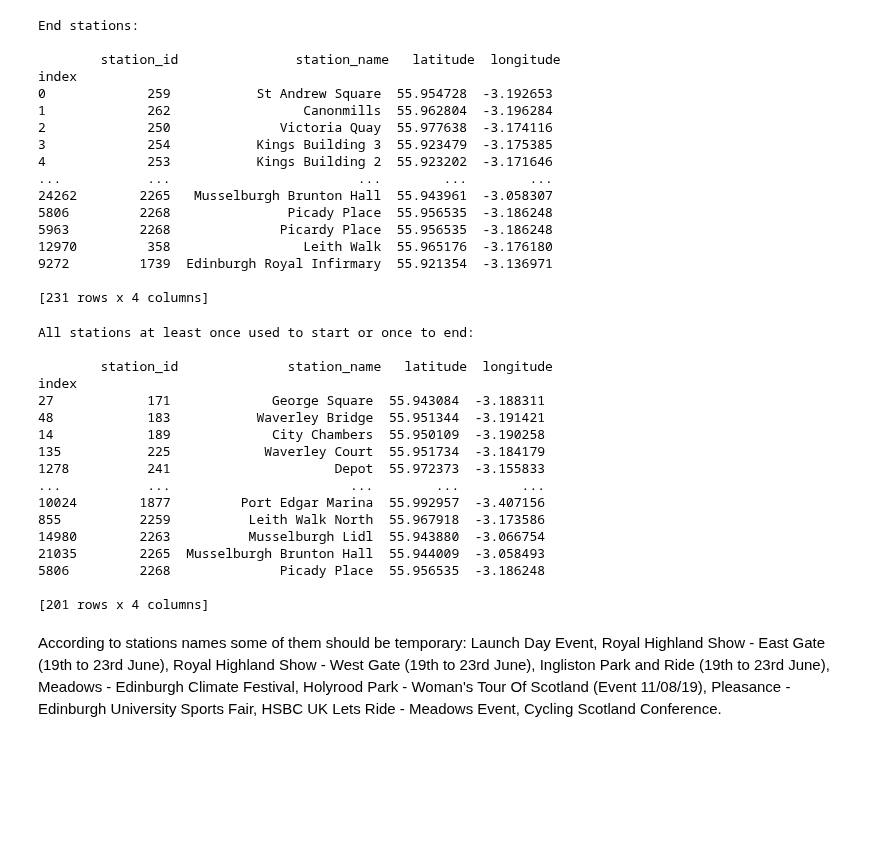
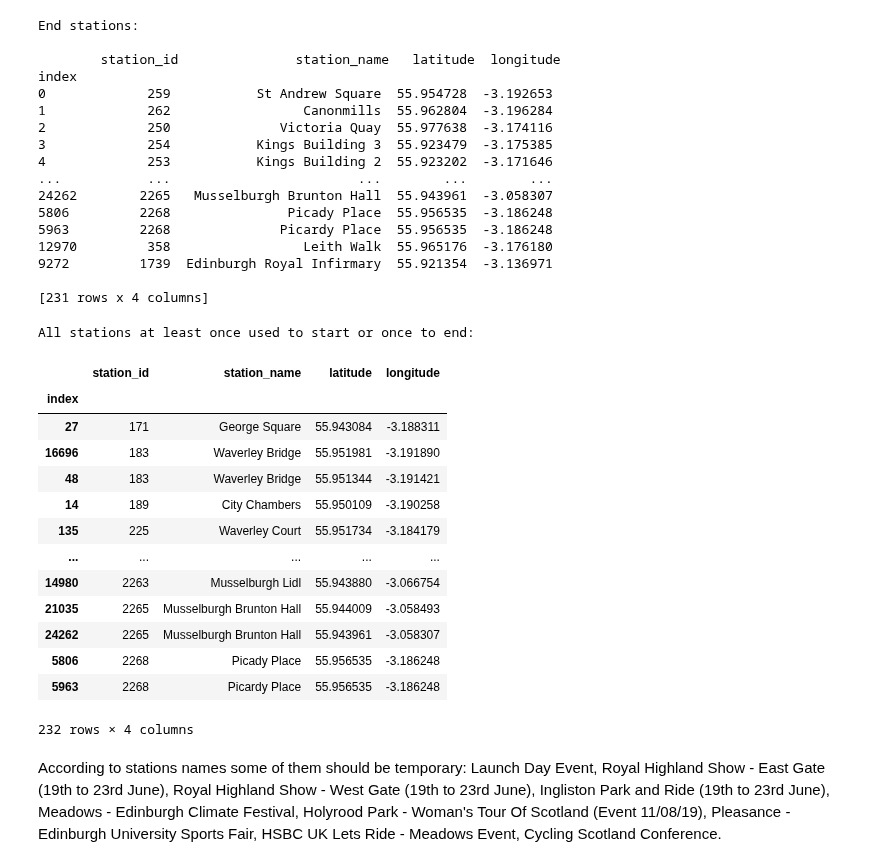
Before and after one commit to Jorgevalaho/Python_project, a Jupyter notebook: Python_project.ipynb, the cells around one changed output. Drawn from its saved outputs; the diff is of its cells as text; code cells hidden in the pictures; blank space fills up the shorter version.

Commit message:
Revised all stations data frame.

```diff
--- a/Python_project.ipynb
+++ b/Python_project.ipynb
@@ -148,28 +148,27 @@ index
 
 [231 rows x 4 columns]
 # %%
-# All stations. There are 200 stations all together at least once used to start or at least once to end.
+# All stations.
+# Let us check typos in this data frame.
 stations = pd.concat([end,start]).drop_duplicates().sort_values('station_id')
 print("All stations at least once used to start or once to end:")
-print('\n',stations)
+stations.sort_values('station_id')
 # %% [output]
 All stations at least once used to start or once to end:
-
-        station_id              station_name   latitude  longitude
-index
-27            171             George Square  55.943084  -3.188311
-48            183           Waverley Bridge  55.951344  -3.191421
-14            189             City Chambers  55.950109  -3.190258
-135           225            Waverley Court  55.951734  -3.184179
-1278          241                     Depot  55.972373  -3.155833
-...           ...                       ...        ...        ...
-10024        1877         Port Edgar Marina  55.992957  -3.407156
-855          2259          Leith Walk North  55.967918  -3.173586
-14980        2263          Musselburgh Lidl  55.943880  -3.066754
-21035        2265  Musselburgh Brunton Hall  55.944009  -3.058493
-5806         2268              Picady Place  55.956535  -3.186248
-
-[201 rows x 4 columns]
+|  | station_id | station_name | latitude | longitude |
+| index |  |  |  |  |
+| 27 | 171 | George Square | 55.943084 | -3.188311 |
+| 16696 | 183 | Waverley Bridge | 55.951981 | -3.191890 |
+| 48 | 183 | Waverley Bridge | 55.951344 | -3.191421 |
+| 14 | 189 | City Chambers | 55.950109 | -3.190258 |
+| 135 | 225 | Waverley Court | 55.951734 | -3.184179 |
+| ... | ... | ... | ... | ... |
+| 14980 | 2263 | Musselburgh Lidl | 55.943880 | -3.066754 |
+| 21035 | 2265 | Musselburgh Brunton Hall | 55.944009 | -3.058493 |
+| 24262 | 2265 | Musselburgh Brunton Hall | 55.943961 | -3.058307 |
+| 5806 | 2268 | Picady Place | 55.956535 | -3.186248 |
+| 5963 | 2268 | Picardy Place | 55.956535 | -3.186248 |
+232 rows × 4 columns
 # %% [markdown]
 According to stations names some of them should be temporary: Launch Day Event, Royal Highland Show - East Gate (19th to 23rd June), Royal Highland Show - West Gate (19th to 23rd June),
 Ingliston Park and Ride (19th to 23rd June), Meadows - Edinburgh Climate Festival, Holyrood Park - Woman's Tour Of Scotland (Event 11/08/19), Pleasance - Edinburgh University Sports Fair,
```
